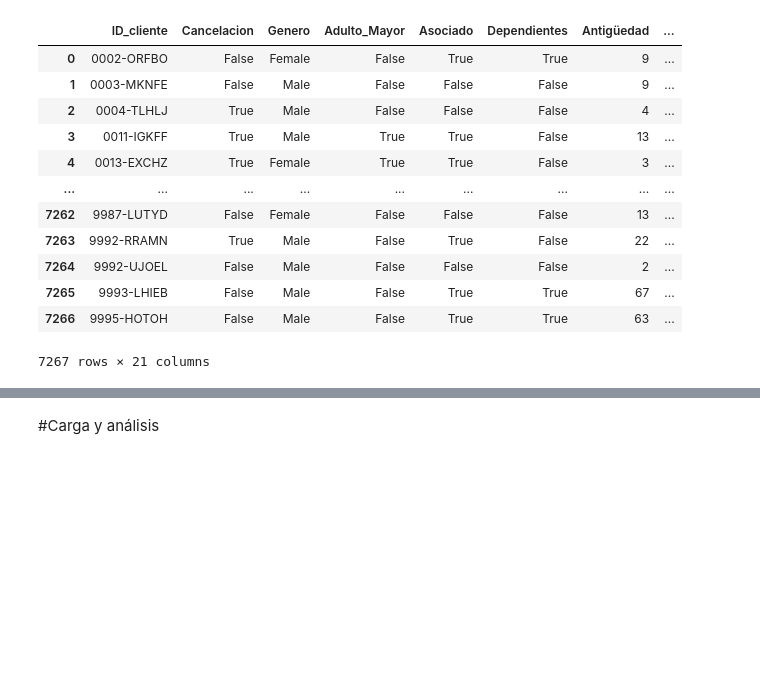
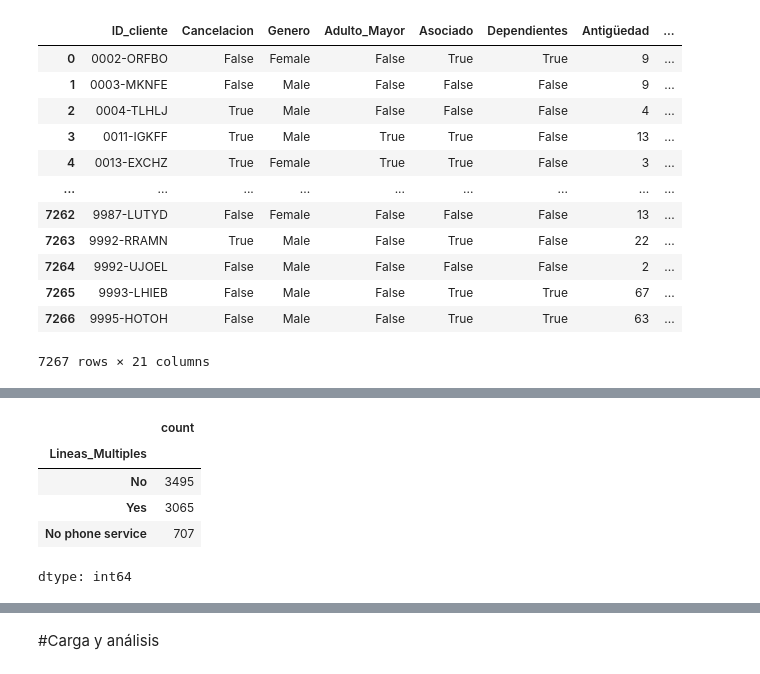
Before and after one commit to HadLe8/Challenge_TelecomX, a Jupyter notebook: Challenge_TelecomX.ipynb, the cells around one changed output, grey strips where cells are left out. Drawn from its saved outputs; the diff is of its cells as text; code cells hidden in the pictures; blank space fills up the shorter version.

```diff
--- a/Challenge_TelecomX.ipynb
+++ b/Challenge_TelecomX.ipynb
@@ -365,3 +380,6 @@ df
 | 7265 | 9993-LHIEB | False | Male | False | True | True | 67 | ... |
 | 7266 | 9995-HOTOH | False | Male | False | True | True | 63 | ... |
 7267 rows × 21 columns
+# %%
+df['Cuentas_Diarias']=(df['Cargos_Mensuales']/30).round(3)
+df
@@ -367,0 +410,9 @@ df
+# %%
+df[['Lineas_Multiples']].value_counts()
+# %% [output]
+|  | count |
+| Lineas_Multiples |  |
+| No | 3495 |
+| Yes | 3065 |
+| No phone service | 707 |
+dtype: int64
```
Also changed, not shown: parts of 5 cells of this notebook.
